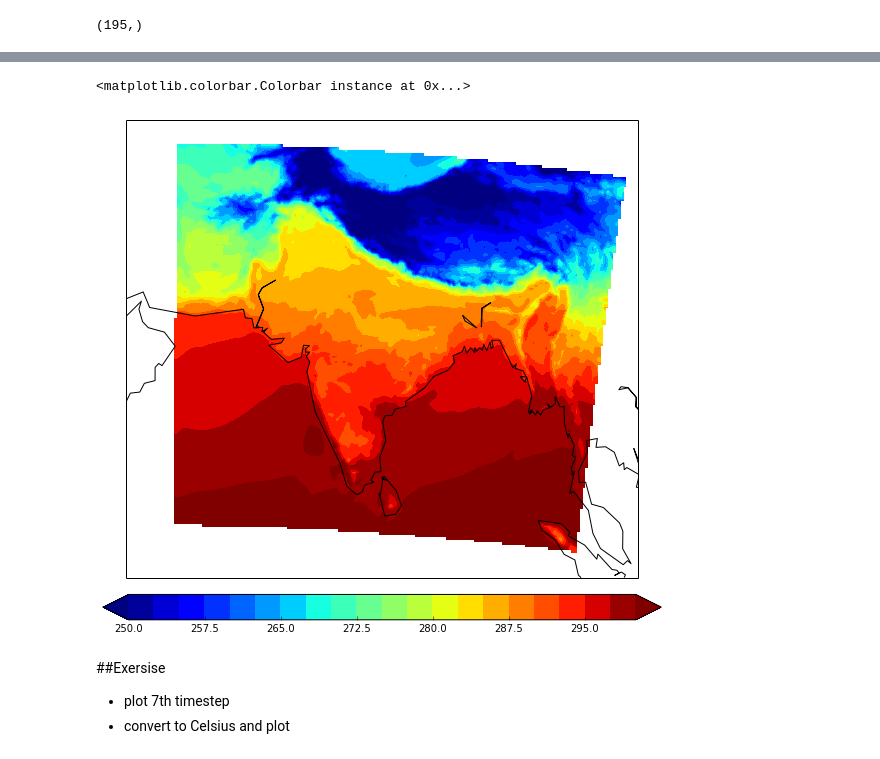
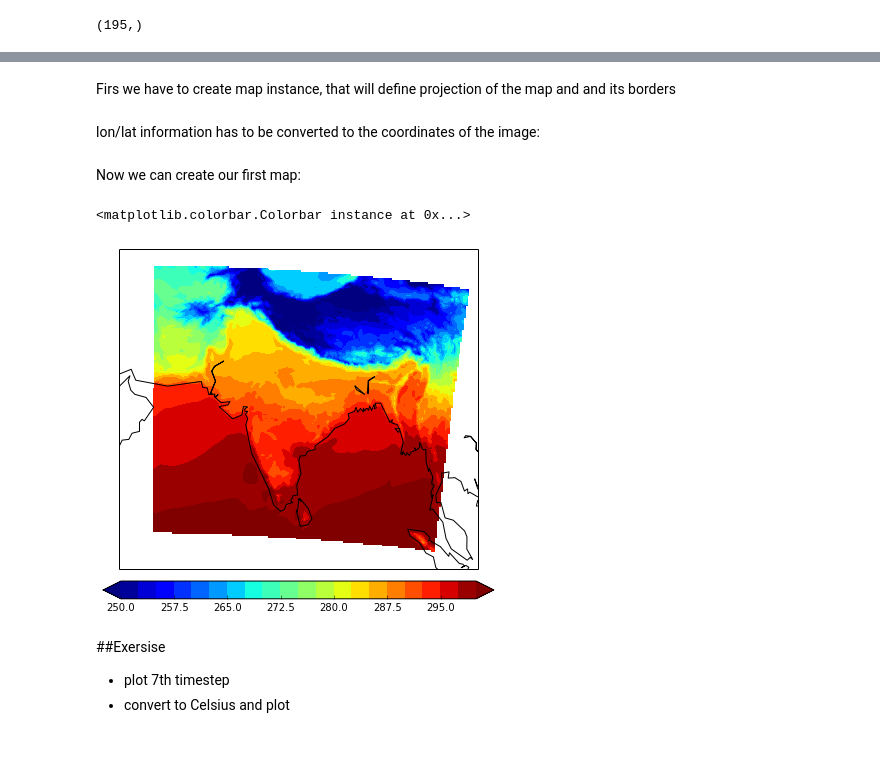
Before and after one commit to koldunovn/JNU, a Jupyter notebook: 10_basemap/10_basemap.ipynb, the cells around one changed output, grey strips where cells are left out. Drawn from its saved outputs; the diff is of its cells as text; code cells hidden in the pictures.

```diff
--- a/10_basemap/10_basemap.ipynb
+++ b/10_basemap/10_basemap.ipynb
@@ -34,4 +55,6 @@ lon,lat = np.meshgrid(lon,lat)
 # %%
 from mpl_toolkits.basemap import Basemap
+# %% [markdown]
+Firs we have to create map instance, that will define projection of the map and and its borders
 # %%
 m = Basemap(llcrnrlon=55,llcrnrlat=0,urcrnrlon=105,urcrnrlat=42,projection='mill')
@@ -38,0 +61,2 @@ x, y = m(lon, lat)
+# %% [markdown]
+lon/lat information has to be converted to the coordinates of the image:
@@ -39,12 +65,18 @@ x, y = m(lon, lat)
+# %% [markdown]
+Now we can create our first map:
 # %%
-plt.figure(figsize=(10,10))
+#set the size of the figure
+plt.figure(figsize=(7,7))
+#draw costlibes
 m.drawcoastlines()
+#create contour plot
 m.contourf(x,y,temp[0,0,:,:],levels=np.linspace(250,300,21), extend="both");
+#plot colorbar
 plt.colorbar(orientation="horizontal", pad=0.03)
 #plt.savefig('ind_temp_all.png', dpi=100)
 # %% [output]
 <matplotlib.colorbar.Colorbar instance at 0x...>
-[figure, old version]
+[figure, new version]
 # %% [markdown]
 ##Exersise
 
```
Also changed, not shown: parts of 20 cells of this notebook, 6 other files.
